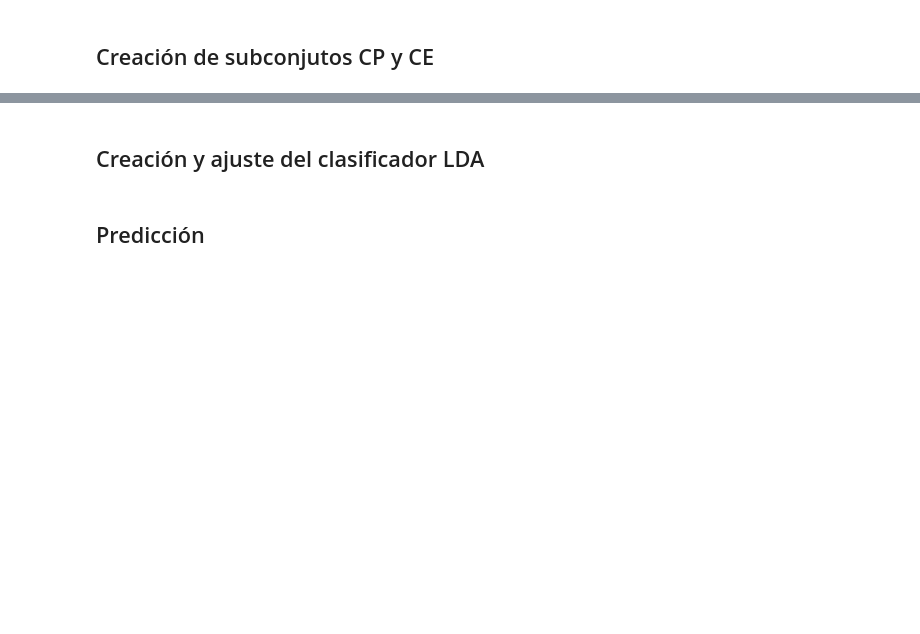
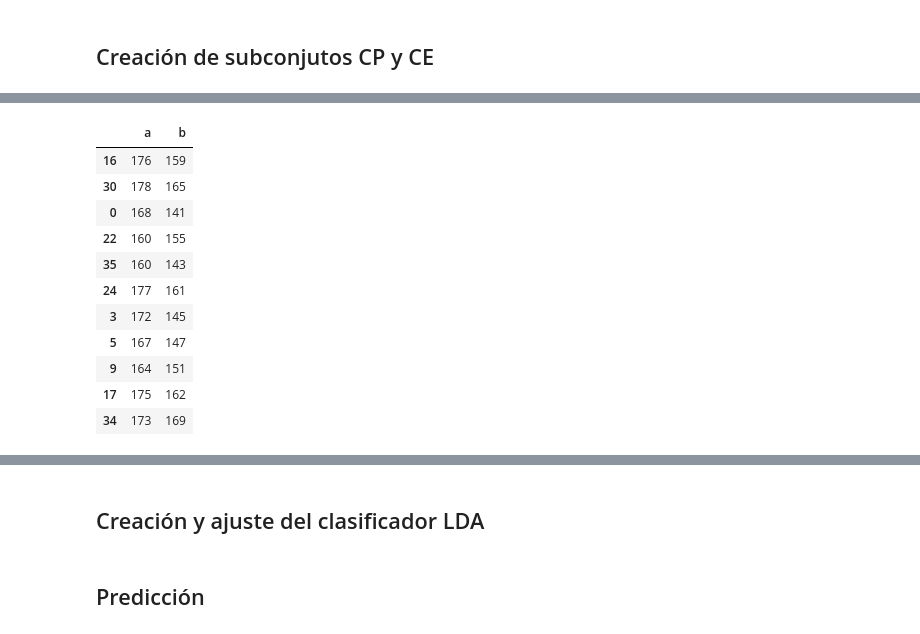
Before and after one commit to hselley/CursoIA, a Jupyter notebook: ML/Analisis Lineal Discriminante.ipynb, the cells around one changed output, grey strips where cells are left out. Cells and saved outputs as stored; diff of their text form; code cells hidden in the pictures; blank space fills up the shorter version.

```diff
--- a/ML/Analisis Lineal Discriminante.ipynb
+++ b/ML/Analisis Lineal Discriminante.ipynb
@@ -45,0 +126,15 @@ X_ce, X_cp, y_ce, y_cp = train_test_split(X, y, test_size=0.3, random_state=semi
+# %%
+X_cp
+# %% [output]
+|  | a | b |
+| 16 | 176 | 159 |
+| 30 | 178 | 165 |
+| 0 | 168 | 141 |
+| 22 | 160 | 155 |
+| 35 | 160 | 143 |
+| 24 | 177 | 161 |
+| 3 | 172 | 145 |
+| 5 | 167 | 147 |
+| 9 | 164 | 151 |
+| 17 | 175 | 162 |
+| 34 | 173 | 169 |
```
Also changed, not shown: parts of 15 cells of this notebook, 6 other files.
